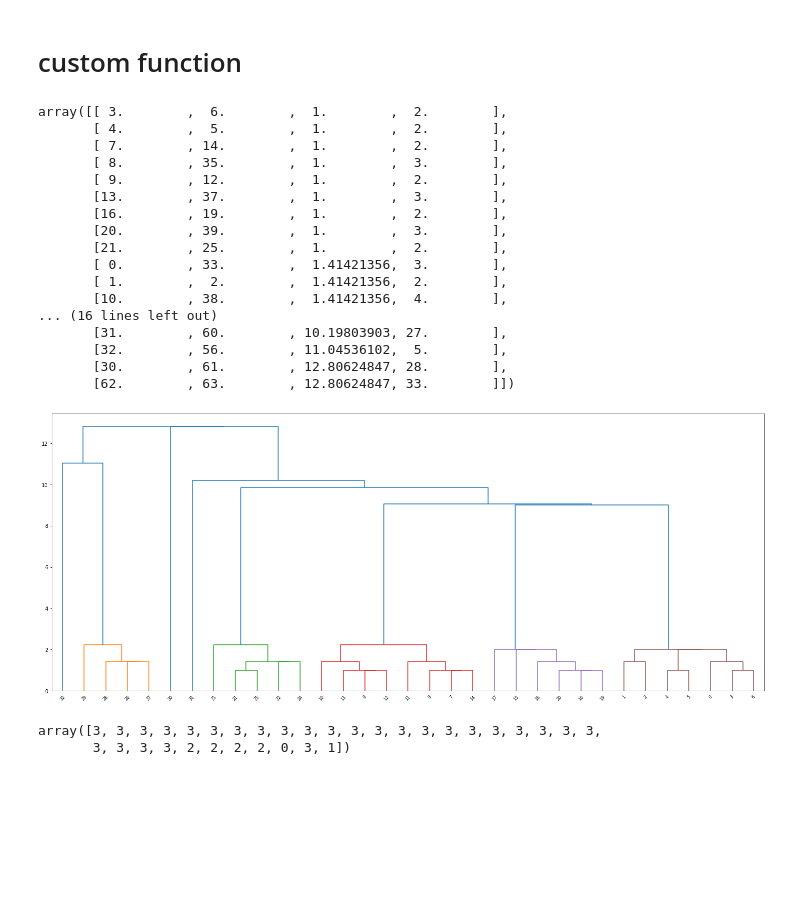
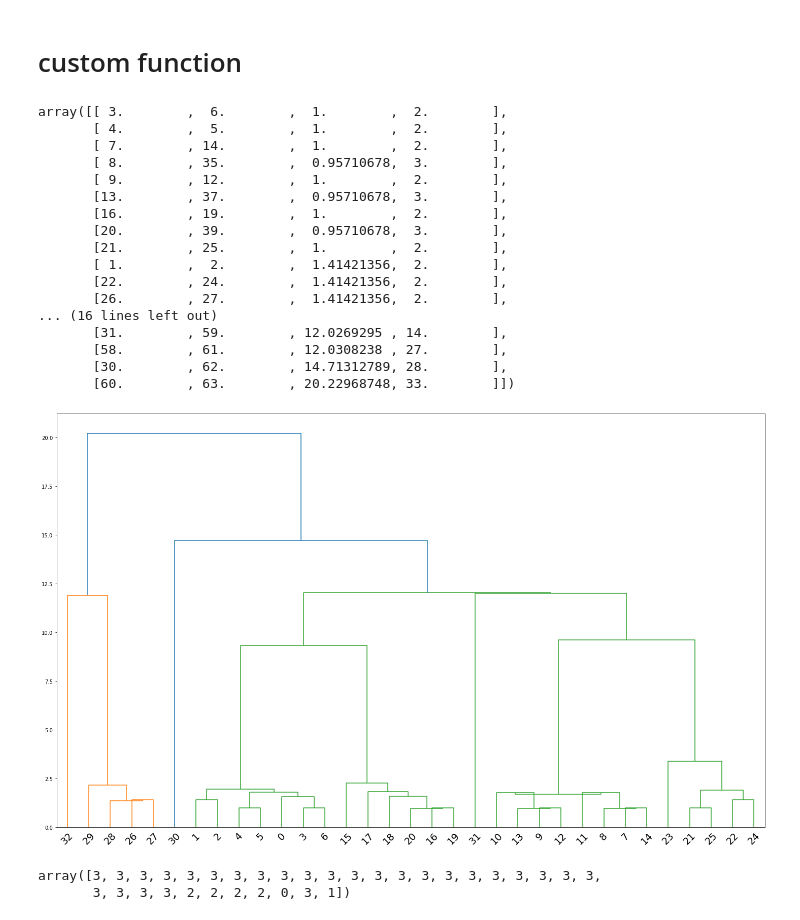
Before and after one commit to AnatolyAdamovich/ML-seminars, a Jupyter notebook: clustering/Agglomerative_clustering.ipynb, the cells around one changed output. Saved outputs shown, nothing was run; the diff lists cells and outputs as text; code cells hidden in the pictures; blank space fills up the shorter version.

Commit message:
add centroid clustering method

```diff
--- a/clustering/Agglomerative_clustering.ipynb
+++ b/clustering/Agglomerative_clustering.ipynb
@@ -76,32 +77,33 @@ plt.show()
 # %% [markdown]
 # custom function
 # %%
-linkage_matrix = AgglomerativeAlgorithm().fit(data)
+linkage_matrix = AgglomerativeAlgorithm(method='centroid').fit(data)
 linkage_matrix
 # %% [output]
 array([[ 3.        ,  6.        ,  1.        ,  2.        ],
        [ 4.        ,  5.        ,  1.        ,  2.        ],
        [ 7.        , 14.        ,  1.        ,  2.        ],
-       [ 8.        , 35.        ,  1.        ,  3.        ],
+       [ 8.        , 35.        ,  0.95710678,  3.        ],
        [ 9.        , 12.        ,  1.        ,  2.        ],
-       [13.        , 37.        ,  1.        ,  3.        ],
+       [13.        , 37.        ,  0.95710678,  3.        ],
        [16.        , 19.        ,  1.        ,  2.        ],
-       [20.        , 39.        ,  1.        ,  3.        ],
+       [20.        , 39.        ,  0.95710678,  3.        ],
        [21.        , 25.        ,  1.        ,  2.        ],
-       [ 0.        , 33.        ,  1.41421356,  3.        ],
        [ 1.        ,  2.        ,  1.41421356,  2.        ],
-       [10.        , 38.        ,  1.41421356,  4.        ],
+       [22.        , 24.        ,  1.41421356,  2.        ],
+       [26.        , 27.        ,  1.41421356,  2.        ],
 ... (16 lines left out)
-       [31.        , 60.        , 10.19803903, 27.        ],
-       [32.        , 56.        , 11.04536102,  5.        ],
-       [30.        , 61.        , 12.80624847, 28.        ],
-       [62.        , 63.        , 12.80624847, 33.        ]])
+       [31.        , 59.        , 12.0269295 , 14.        ],
+       [58.        , 61.        , 12.0308238 , 27.        ],
+       [30.        , 62.        , 14.71312789, 28.        ],
+       [60.        , 63.        , 20.22968748, 33.        ]])
 # %%
-fig = plt.figure(figsize=(25, 10))
+fig = plt.figure(figsize=(25, 15))
 dn = hierarchy.dendrogram(linkage_matrix)
+plt.tick_params(axis='x', which='major', labelsize=19)
 plt.show()
 # %% [output]
-[figure, old version]
+[figure, new version]
 # %%
 clusters = AgglomerativeAlgorithm().transform(data, n_clusters=4)
 clusters
```
Also changed, not shown: parts of 3 cells of this notebook, 1 other file.
